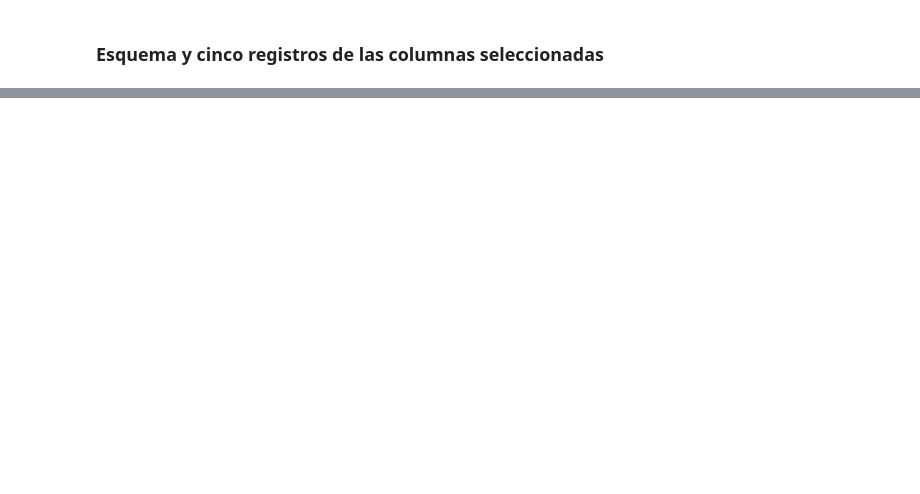
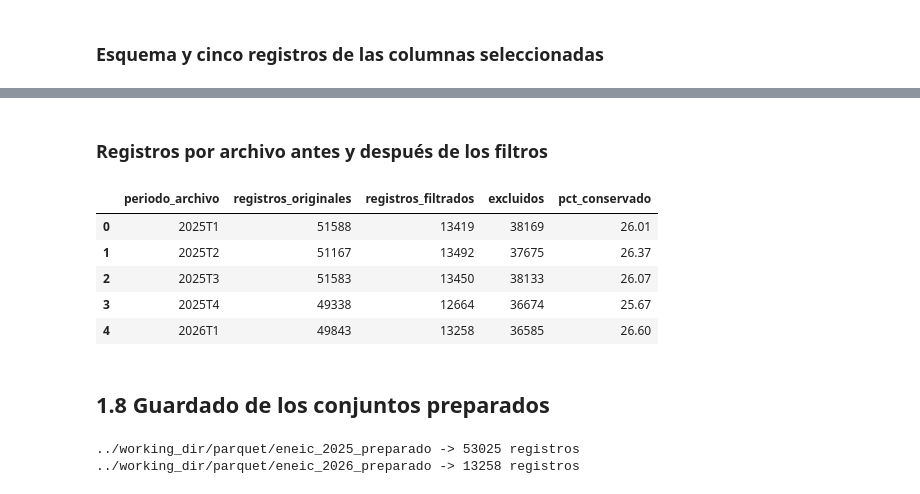
Before and after one commit to Albu231311/Lab7-DS, a Jupyter notebook: notebooks/ej1_nes.ipynb, the cells around one changed output, grey strips where cells are left out. Saved outputs shown, nothing was run; the diff lists cells and outputs as text; code cells hidden in the pictures; blank space fills up the shorter version.

```diff
--- a/notebooks/ej1_nes.ipynb
+++ b/notebooks/ej1_nes.ipynb
@@ -190,0 +391,35 @@ df_2025.show(5, truncate=False)
+# %% [markdown]
+### Registros por archivo antes y después de los filtros
+# %%
+antes = pd.DataFrame(resumen_carga)[["periodo_archivo", "registros_originales"]]
+despues = (df_2025_prep.unionByName(df_2026_prep)
+           .groupBy("periodo_archivo").count()
+           .withColumnRenamed("count", "registros_filtrados")
+           .toPandas())
+antes_despues = antes.merge(despues, on="periodo_archivo", how="left")
+antes_despues["excluidos"] = antes_despues["registros_originales"] - antes_despues["registros_filtrados"]
+antes_despues["pct_conservado"] = (100 * antes_despues["registros_filtrados"]
+                                   / antes_despues["registros_originales"]).round(2)
+antes_despues
+# %% [output]
+|  | periodo_archivo | registros_originales | registros_filtrados | excluidos | pct_conservado |
+| 0 | 2025T1 | 51588 | 13419 | 38169 | 26.01 |
+| 1 | 2025T2 | 51167 | 13492 | 37675 | 26.37 |
+| 2 | 2025T3 | 51583 | 13450 | 38133 | 26.07 |
+| 3 | 2025T4 | 49338 | 12664 | 36674 | 25.67 |
+| 4 | 2026T1 | 49843 | 13258 | 36585 | 26.60 |
+# %% [markdown]
+## 1.8 Guardado de los conjuntos preparados
+# %%
+RUTA_2025 = f"{PARQUET_DIR}/eneic_2025_preparado"
+RUTA_2026 = f"{PARQUET_DIR}/eneic_2026_preparado"
+
+df_2025_prep.write.mode("overwrite").parquet(RUTA_2025)
+df_2026_prep.write.mode("overwrite").parquet(RUTA_2026)
+
+# Verificación: se vuelve a leer lo guardado
+for ruta in [RUTA_2025, RUTA_2026]:
+    print(ruta, "->", spark.read.parquet(ruta).count(), "registros")
+# %% [output]
+../working_dir/parquet/eneic_2025_preparado -> 53025 registros
+../working_dir/parquet/eneic_2026_preparado -> 13258 registros
```
Also changed, not shown: parts of 17 cells of this notebook.
